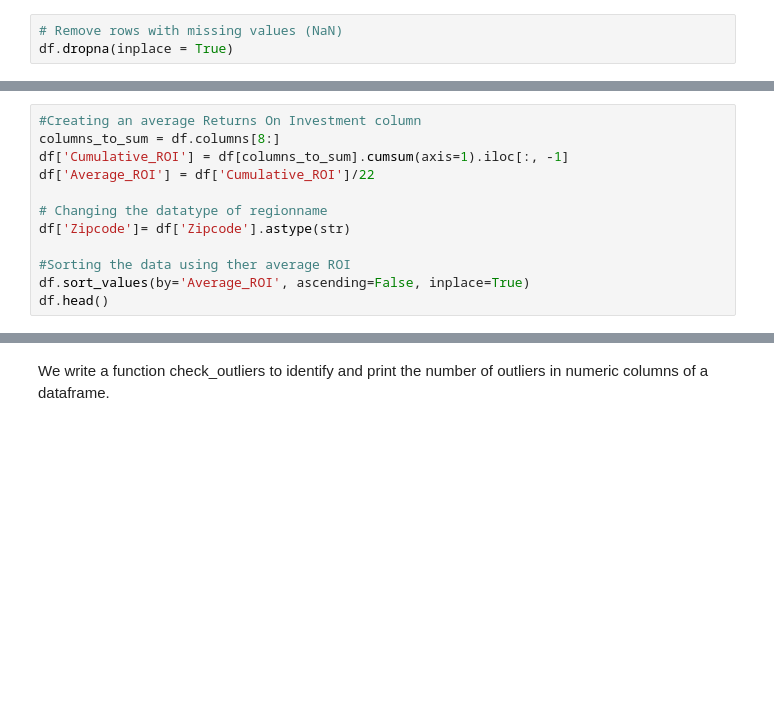
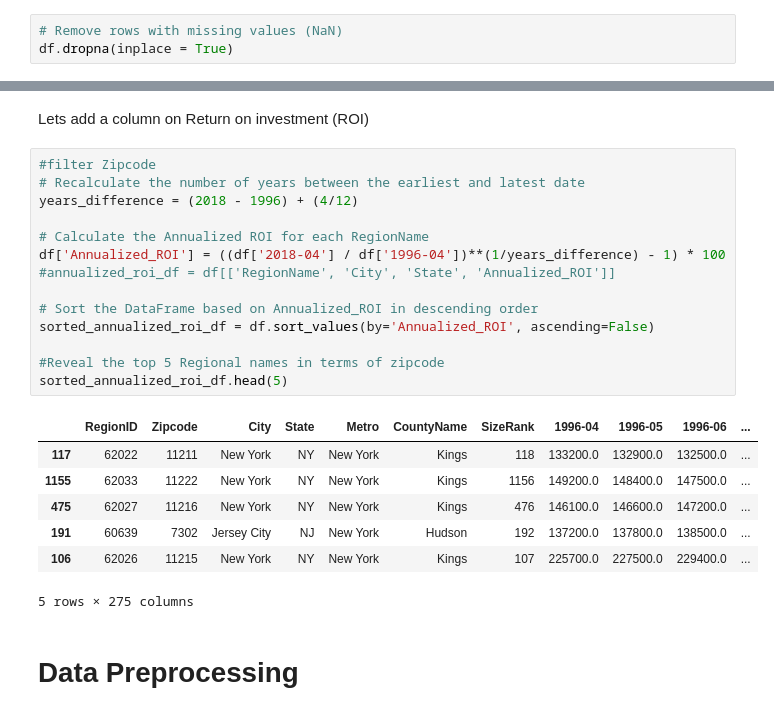
Before and after one commit to marionrion/Time-series, a Jupyter notebook: Project Ipynb.ipynb, the cells around one changed output, grey strips where cells are left out. Cells and saved outputs as stored; diff of their text form; blank space fills up the shorter version.

```diff
--- a/Project Ipynb.ipynb
+++ b/Project Ipynb.ipynb
@@ -192,12 +215,0 @@ Length: 272, dtype: int64
-# %%
-#Creating an average Returns On Investment column
-columns_to_sum = df.columns[8:]
-df['Cumulative_ROI'] = df[columns_to_sum].cumsum(axis=1).iloc[:, -1]
-df['Average_ROI'] = df['Cumulative_ROI']/22
-
-# Changing the datatype of regionname
-df['Zipcode']= df['Zipcode'].astype(str)
-
-#Sorting the data using ther average ROI
-df.sort_values(by='Average_ROI', ascending=False, inplace=True)
-df.head()
@@ -212,2 +216,26 @@ df.head()
-# %% [markdown]
-We write a function check_outliers to identify and print the number of outliers in numeric columns of a dataframe.
+# %% [markdown]
+Lets add a column on Return on investment (ROI)
+# %%
+#filter Zipcode
+# Recalculate the number of years between the earliest and latest date
+years_difference = (2018 - 1996) + (4/12)
+
+# Calculate the Annualized ROI for each RegionName
+df['Annualized_ROI'] = ((df['2018-04'] / df['1996-04'])**(1/years_difference) - 1) * 100
+#annualized_roi_df = df[['RegionName', 'City', 'State', 'Annualized_ROI']]
+
+# Sort the DataFrame based on Annualized_ROI in descending order
+sorted_annualized_roi_df = df.sort_values(by='Annualized_ROI', ascending=False)
+
+#Reveal the top 5 Regional names in terms of zipcode
+sorted_annualized_roi_df.head(5)
+# %% [output]
+|  | RegionID | Zipcode | City | State | Metro | CountyName | SizeRank | 1996-04 | 1996-05 | 1996-06 | ... |
+| 117 | 62022 | 11211 | New York | NY | New York | Kings | 118 | 133200.0 | 132900.0 | 132500.0 | ... |
+| 1155 | 62033 | 11222 | New York | NY | New York | Kings | 1156 | 149200.0 | 148400.0 | 147500.0 | ... |
+| 475 | 62027 | 11216 | New York | NY | New York | Kings | 476 | 146100.0 | 146600.0 | 147200.0 | ... |
+| 191 | 60639 | 7302 | Jersey City | NJ | New York | Hudson | 192 | 137200.0 | 137800.0 | 138500.0 | ... |
+| 106 | 62026 | 11215 | New York | NY | New York | Kings | 107 | 225700.0 | 227500.0 | 229400.0 | ... |
+5 rows × 275 columns
+# %% [markdown]
+# Data Preprocessing
```
Also changed, not shown: parts of 21 cells of this notebook.
